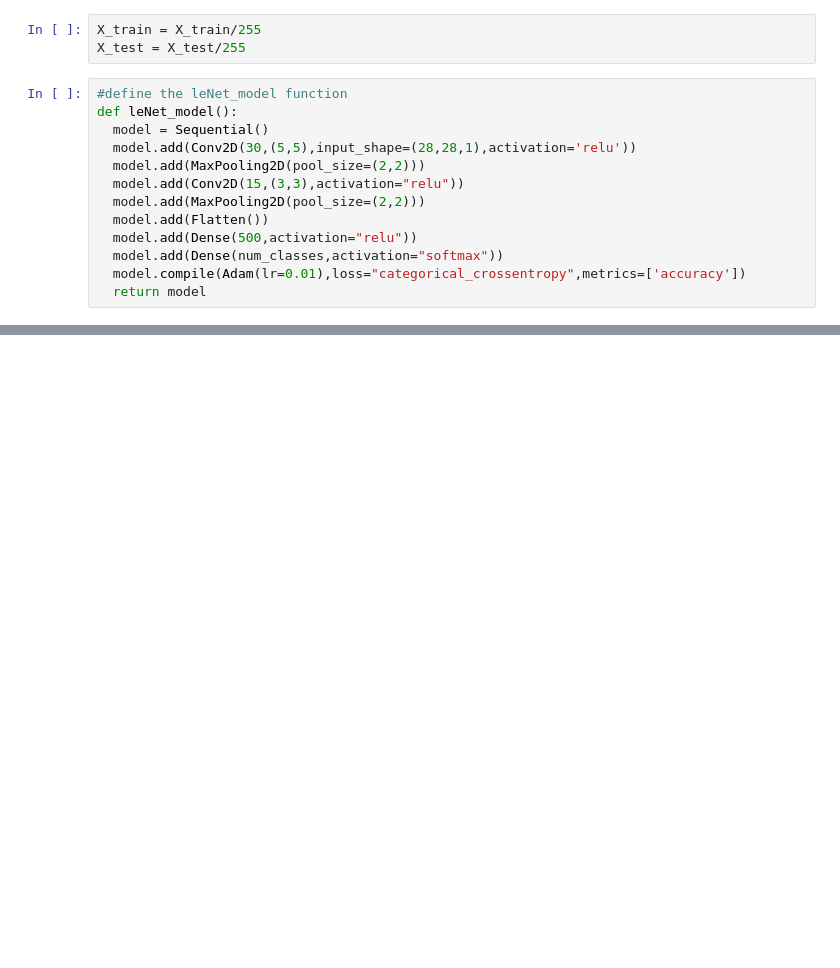
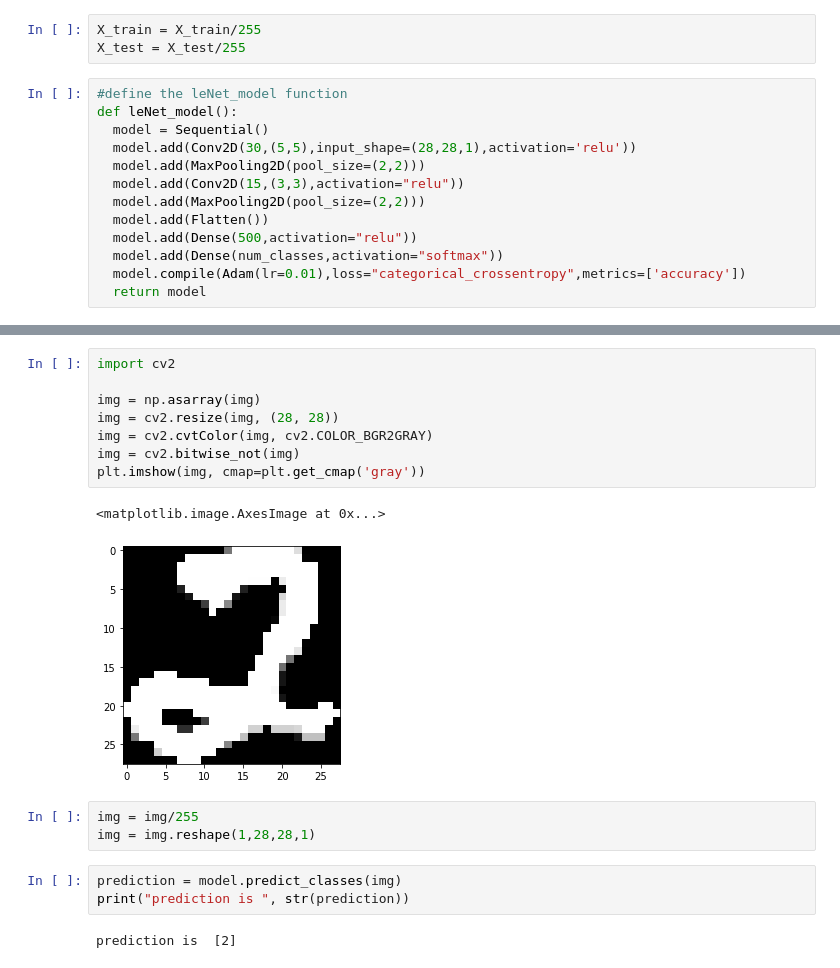
Before and after one commit to sun-fox/Deep-Learning-CNN, a Jupyter notebook: Handwriiten_digits_recognition_CNN.ipynb, the cells around one changed output, grey strips where cells are left out. Drawn from its saved outputs; the diff is of its cells as text; blank space fills up the shorter version.

```diff
--- a/Handwriiten_digits_recognition_CNN.ipynb
+++ b/Handwriiten_digits_recognition_CNN.ipynb
@@ -111,0 +154,19 @@ None
+# %%
+import cv2
+
+img = np.asarray(img)
+img = cv2.resize(img, (28, 28))
+img = cv2.cvtColor(img, cv2.COLOR_BGR2GRAY)
+img = cv2.bitwise_not(img)
+plt.imshow(img, cmap=plt.get_cmap('gray'))
+# %% [output]
+<matplotlib.image.AxesImage at 0x...>
+[figure, added]
+# %%
+img = img/255
+img = img.reshape(1,28,28,1)
+# %%
+prediction = model.predict_classes(img)
+print("prediction is ", str(prediction))
+# %% [output]
+prediction is  [2]
```
Also changed, not shown: parts of 14 cells of this notebook.
